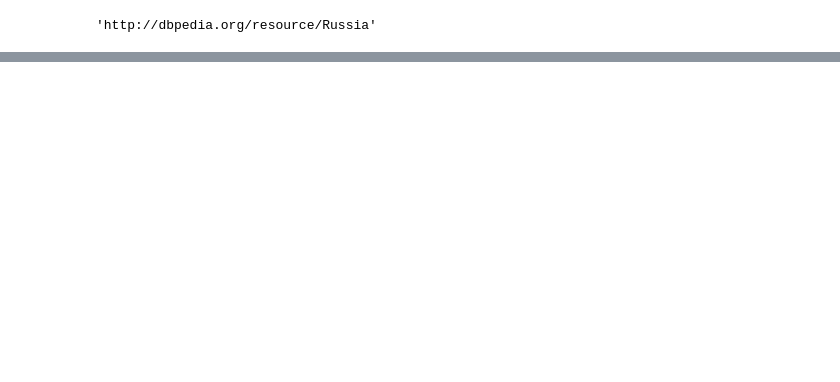
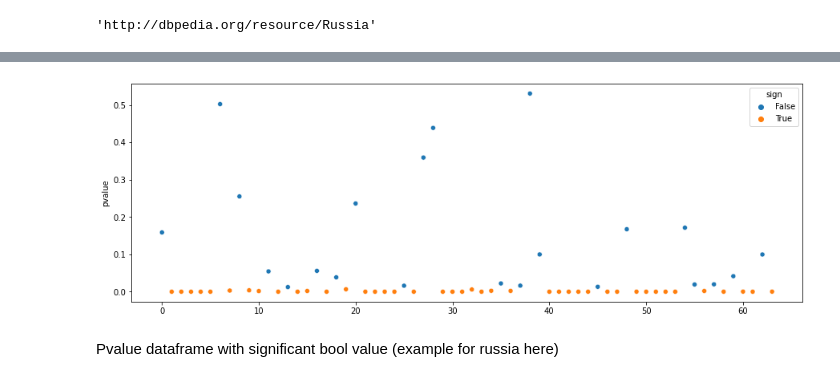
Before and after one commit to MHaurel/nn-concept-interpreter, a Jupyter notebook: visualizer/boost.ipynb, the cells around one changed output, grey strips where cells are left out. Drawn from its saved outputs; the diff is of its cells as text; code cells hidden in the pictures; blank space fills up the shorter version.

```diff
--- a/visualizer/boost.ipynb
+++ b/visualizer/boost.ipynb
@@ -164,0 +167,4 @@ Average difference is: 0.45555195419001393
+# %%
+russia_pv = pd.read_pickle('src/russia-pv.pkl')
+dfrpv = pd.DataFrame(russia_pv, columns=['pvalue'])
+dfrpv
@@ -164,0 +185,4 @@ Average difference is: 0.45555195419001393
+# %%
+dfrpv['sign'] = dfrpv['pvalue'] <= 0.01
+print(dfrpv[dfrpv['sign'] == True].shape)
+print(dfrpv[dfrpv['sign'] == True])
@@ -164,0 +207,9 @@ Average difference is: 0.45555195419001393
+# %%
+plt.figure(figsize=(15, 5))
+sns.scatterplot(x=range(len(dfrpv['pvalue'])), y='pvalue',
+                hue='sign', data=dfrpv)
+plt.show()
+# %% [output]
+[figure, added]
+# %% [markdown]
+Pvalue dataframe with significant bool value (example for russia here)
```
Also changed, not shown: parts of 24 cells of this notebook, 3 other files.
